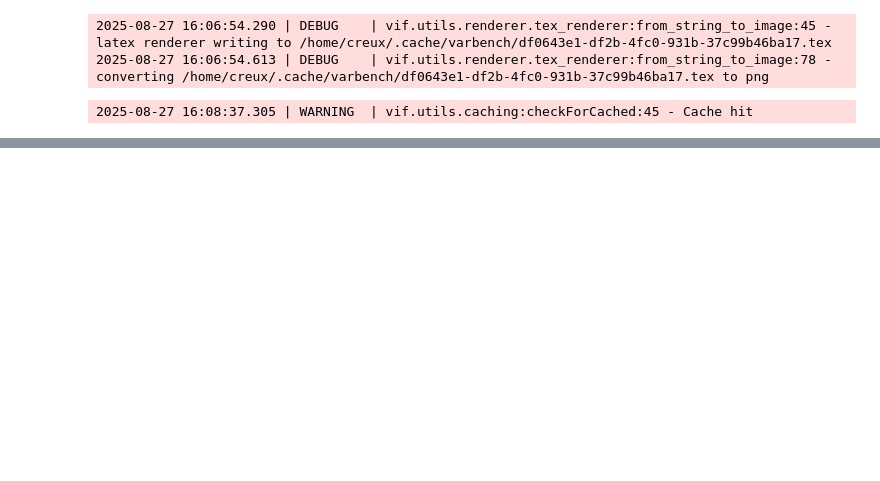
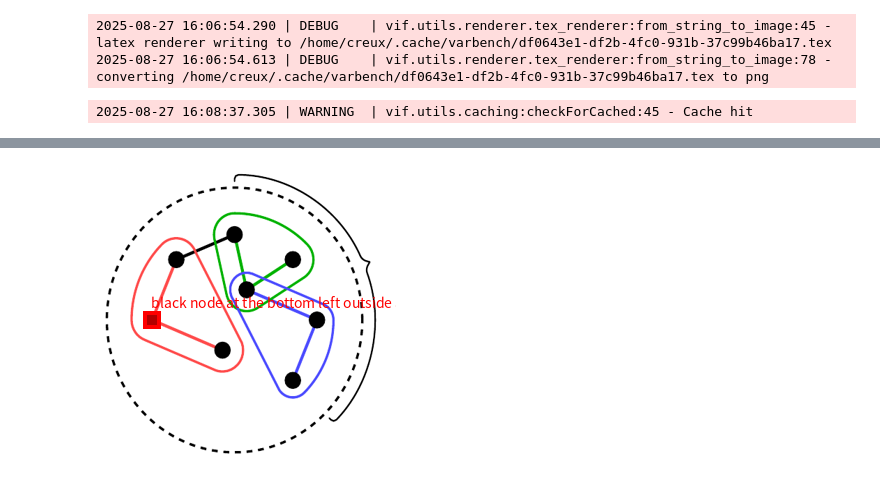
Before and after one commit to IV2C/VIFagent, a Jupyter notebook: notebooks/protos/segmentation.ipynb, the cells around one changed output, grey strips where cells are left out. Cells and saved outputs as stored; diff of their text form; code cells hidden in the pictures; blank space fills up the shorter version.

```diff
--- a/notebooks/protos/segmentation.ipynb
+++ b/notebooks/protos/segmentation.ipynb
@@ -37,0 +43,8 @@ with open("tests/resources/seg/rgbp_stc.pickle","wb") as square_blurple_file:
+# %%
+colnodes = Image.open("/home/creux/Downloads/godamn.png")
+colnode_seg = get_segmentation_masks(
+    colnodes,
+    gclient,
+    ["black node at the bottom left outside and on the left side of the red zone"],
+    visual_model,
+)[0]
@@ -37,0 +67,4 @@ with open("tests/resources/seg/rgbp_stc.pickle","wb") as square_blurple_file:
+# %%
+plot_segmentation_masks(colnodes,colnode_seg)
+# %% [output]
+[figure, added]
```
Also changed, not shown: parts of 5 cells of this notebook, 41 other files.
